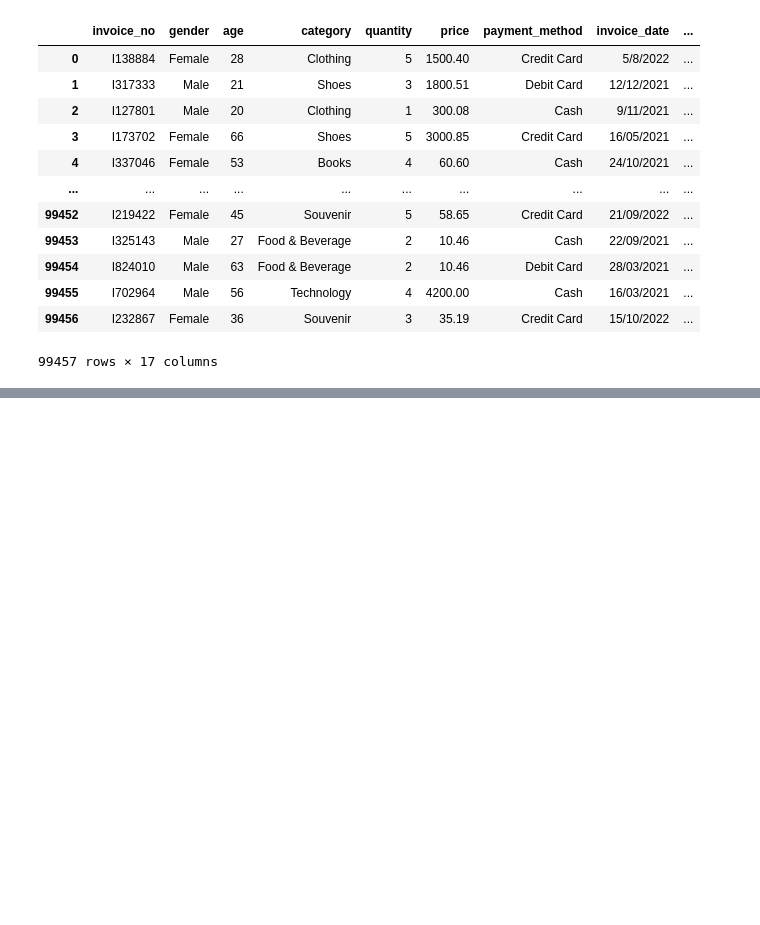
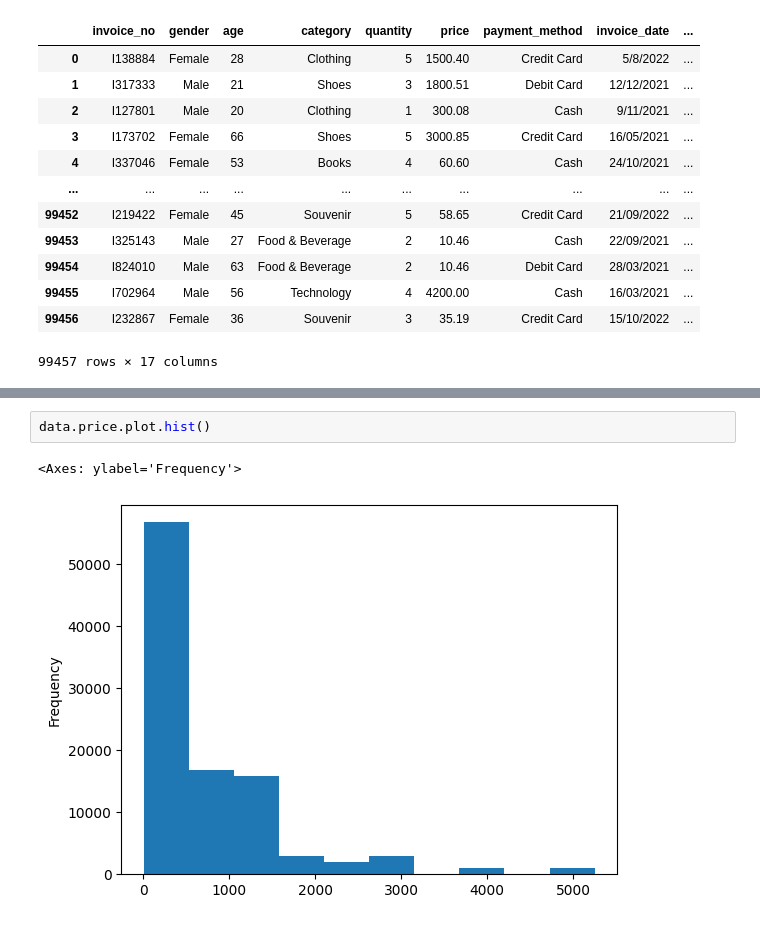
Before and after one commit to Ahmedtronic/WE-AI-Training, a Jupyter notebook: WE_pandas.ipynb, the cells around one changed output, grey strips where cells are left out. Saved outputs shown, nothing was run; the diff lists cells and outputs as text; blank space fills up the shorter version.

```diff
--- a/WE_pandas.ipynb
+++ b/WE_pandas.ipynb
@@ -1143,0 +1426,5 @@ updated_data
+# %%
+data.price.plot.hist()
+# %% [output]
+<Axes: ylabel='Frequency'>
+[figure, added]
```
Also changed, not shown: parts of 134 cells of this notebook, 4 other files.
